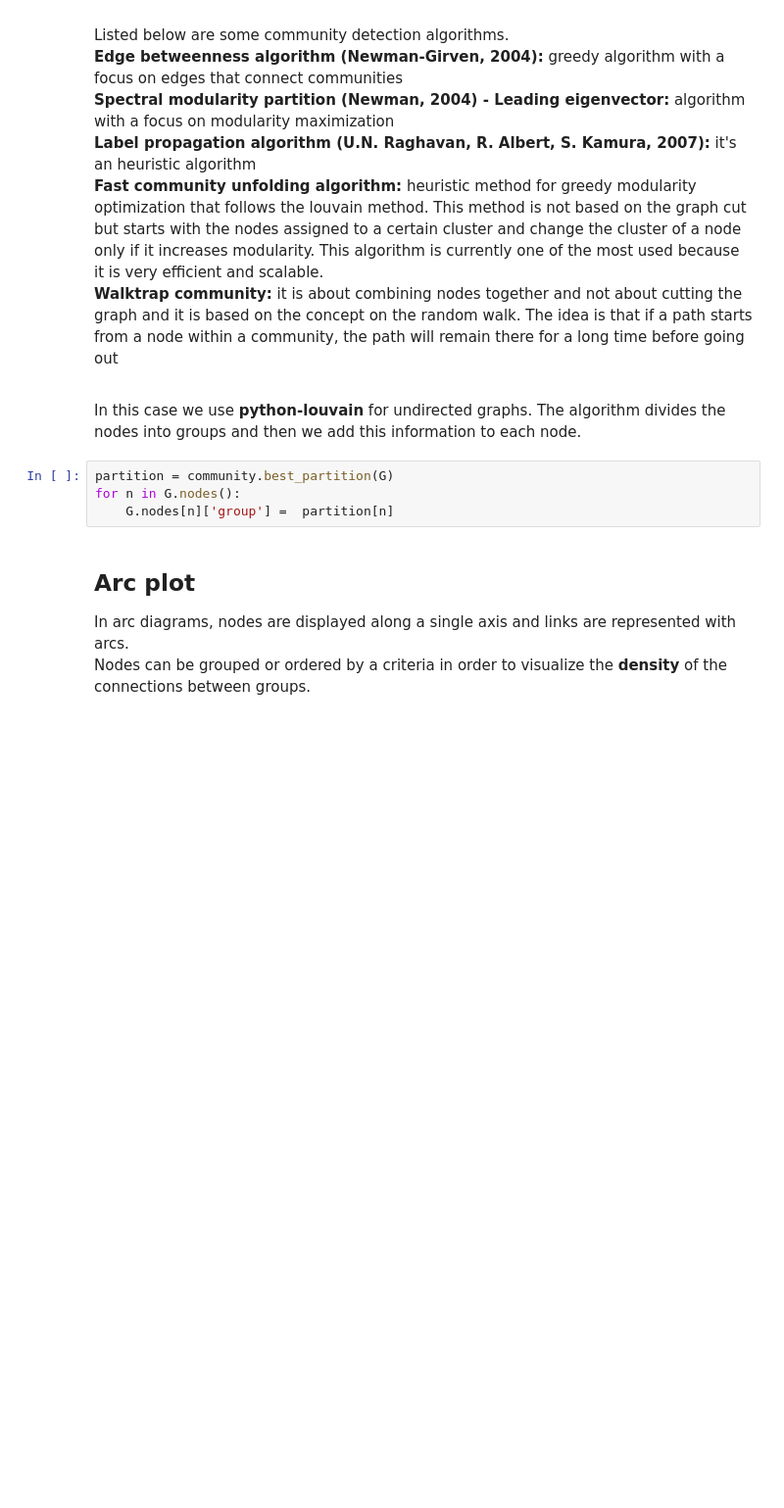
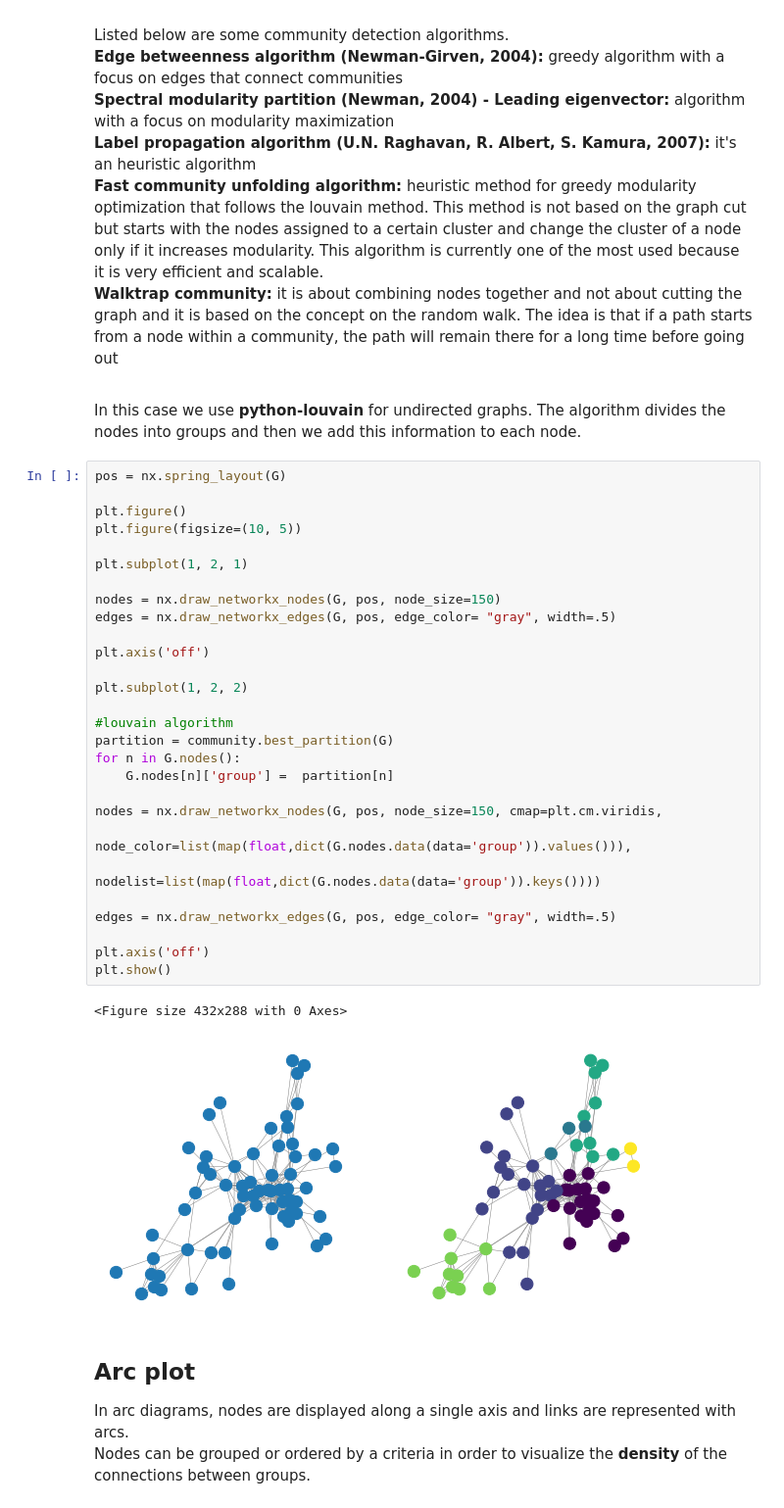
Before and after one commit to gregorioghidoli/netviz, a Jupyter notebook: SNA.ipynb, the cells around one changed output. Shown: that part at 98% size. Saved outputs shown, nothing was run; the diff lists cells and outputs as text; blank space fills up the shorter version.

Commit message:
community and centrality graphs

```diff
--- a/SNA.ipynb
+++ b/SNA.ipynb
@@ -170,10 +171,37 @@ change the cluster of a node only if it increases modularity. This algorithm is
 <p>
 # %% [markdown]
 <p>In this case we use <b>python-louvain</b> for undirected graphs. The algorithm divides the nodes into groups and then we add this information to each node.</p>
-# %%
-partition = community.best_partition(G)
-for n in G.nodes():
-    G.nodes[n]['group'] =  partition[n]
+# %%
+pos = nx.spring_layout(G)
+
+plt.figure()
+plt.figure(figsize=(10, 5))
+
+plt.subplot(1, 2, 1)
+
+nodes = nx.draw_networkx_nodes(G, pos, node_size=150)
+edges = nx.draw_networkx_edges(G, pos, edge_color= "gray", width=.5)
+
+plt.axis('off')
+
+plt.subplot(1, 2, 2)
+
+#louvain algorithm
+partition = community.best_partition(G)
+for n in G.nodes():
+    G.nodes[n]['group'] =  partition[n]
+
+nodes = nx.draw_networkx_nodes(G, pos, node_size=150, cmap=plt.cm.viridis,
+                                   node_color=list(map(float,dict(G.nodes.data(data='group')).values())),
+                                   nodelist=list(map(float,dict(G.nodes.data(data='group')).keys())))
+
+edges = nx.draw_networkx_edges(G, pos, edge_color= "gray", width=.5)
+
+plt.axis('off')
+plt.show()
+# %% [output]
+<Figure size 432x288 with 0 Axes>
+[figure, added]
 # %% [markdown]
 <h2>Arc plot</h2>
 <p>In arc diagrams, nodes are displayed along a single axis and links are represented with arcs.<br>Nodes can be grouped or ordered by a criteria in order to visualize the <b>density</b> of the connections between groups.</p>
```
Also changed, not shown: parts of 6 cells of this notebook.
